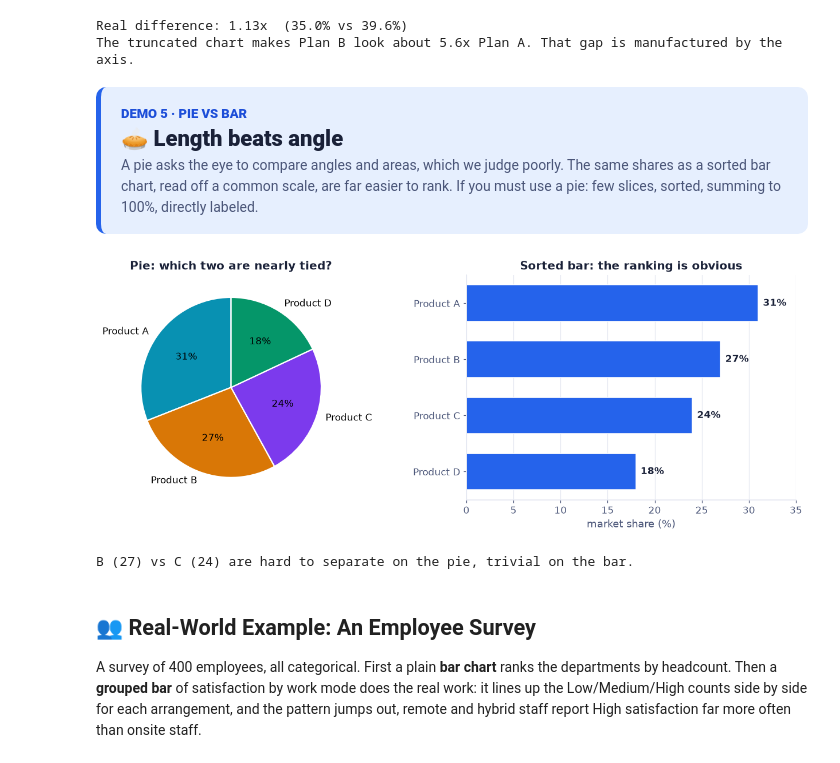
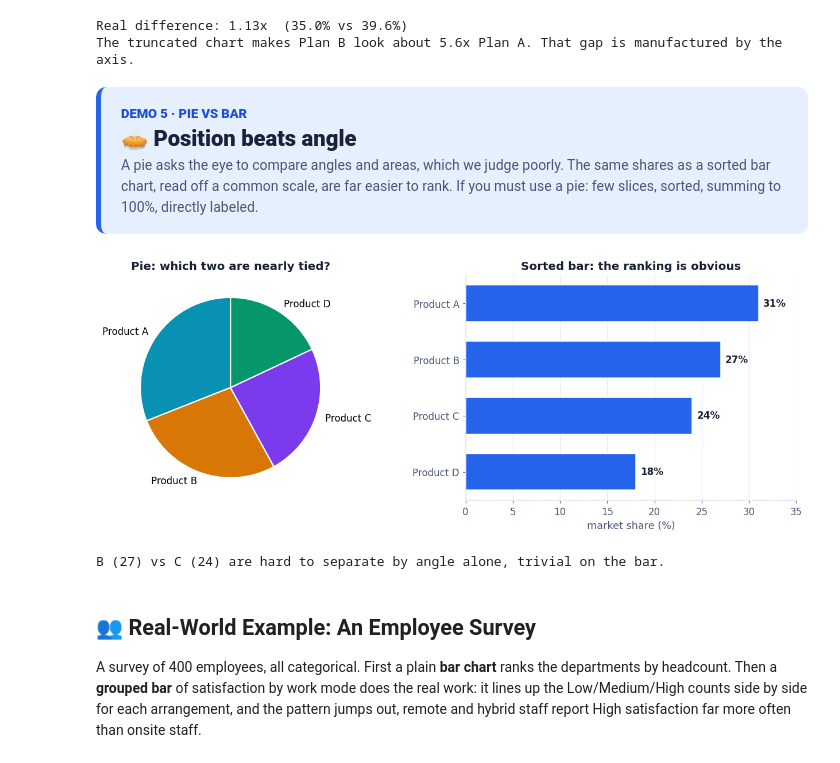
Before and after one commit to johnfisher-ai/Statistics-Data-Science-AI-Visual-Book, a Jupyter notebook: chapters/notebooks/charts-for-categorical-data.ipynb, the cells around one changed output. Cells and saved outputs as stored; diff of their text form; code cells hidden in the pictures.

```diff
--- a/chapters/notebooks/charts-for-categorical-data.ipynb
+++ b/chapters/notebooks/charts-for-categorical-data.ipynb
@@ -146,27 +146,27 @@ The truncated chart makes Plan B look about 5.6x Plan A. That gap is manufacture
 # %% [markdown]
 <div style="background:#e6effe;border-left:5px solid #2563eb;border-radius:10px;padding:16px 20px;font-family:Inter,sans-serif">
 <span style="font-size:13px;font-weight:800;color:#1d4ed8;letter-spacing:1px">DEMO 5 · PIE VS BAR</span>
-<div style="font-size:22px;font-weight:800;color:#1a2138;margin-top:4px">🥧 Length beats angle</div>
+<div style="font-size:22px;font-weight:800;color:#1a2138;margin-top:4px">🥧 Position beats angle</div>
 <div style="color:#4a5578;margin-top:6px">A pie asks the eye to compare angles and areas, which we judge poorly. The same shares as a sorted bar chart, read off a common scale, are far easier to rank. If you must use a pie: few slices, sorted, summing to 100%, directly labeled.</div>
 </div>
 # %%
 share = pd.Series({"Product A":31,"Product B":27,"Product C":24,"Product D":18})
 
 fig, (a1, a2) = plt.subplots(1, 2, figsize=(12, 4.6))
-a1.pie(share.values, labels=share.index, autopct="%1.0f%%", startangle=90,
+a1.pie(share.values, labels=share.index, startangle=90,   # no % labels, so the eye must judge angles
        colors=CATS[:len(share)], wedgeprops=dict(edgecolor="white", linewidth=1.5))
 a1.set_title("Pie: which two are nearly tied?")
 
 s = share.sort_values()
 a2.barh(s.index, s.values, color=BLUE, edgecolor="white", height=0.65)
 a2.set_title("Sorted bar: the ranking is obvious"); a2.set_xlabel("market share (%)")
 a2.set_xlim(0, 35); a2.grid(axis="y", visible=False)
 for i,v in enumerate(s.values): a2.text(v+0.5, i, f"{v}%", va="center", fontweight="bold", color=INK)
 plt.tight_layout(); plt.show()
-print("B (27) vs C (24) are hard to separate on the pie, trivial on the bar.")
+print("B (27) vs C (24) are hard to separate by angle alone, trivial on the bar.")
 # %% [output]
-[figure, old version]
+[figure, new version]
-B (27) vs C (24) are hard to separate on the pie, trivial on the bar.
+B (27) vs C (24) are hard to separate by angle alone, trivial on the bar.
 # %% [markdown]
 ## 👥 Real-World Example: An Employee Survey
 A survey of 400 employees, all categorical. First a plain **bar chart** ranks the departments by headcount. Then a **grouped bar** of satisfaction by work mode does the real work: it lines up the Low/Medium/High counts side by side for each arrangement, and the pattern jumps out, remote and hybrid staff report High satisfaction far more often than onsite staff.
```
Also changed, not shown: parts of 1 cell of this notebook, 2 other files.
